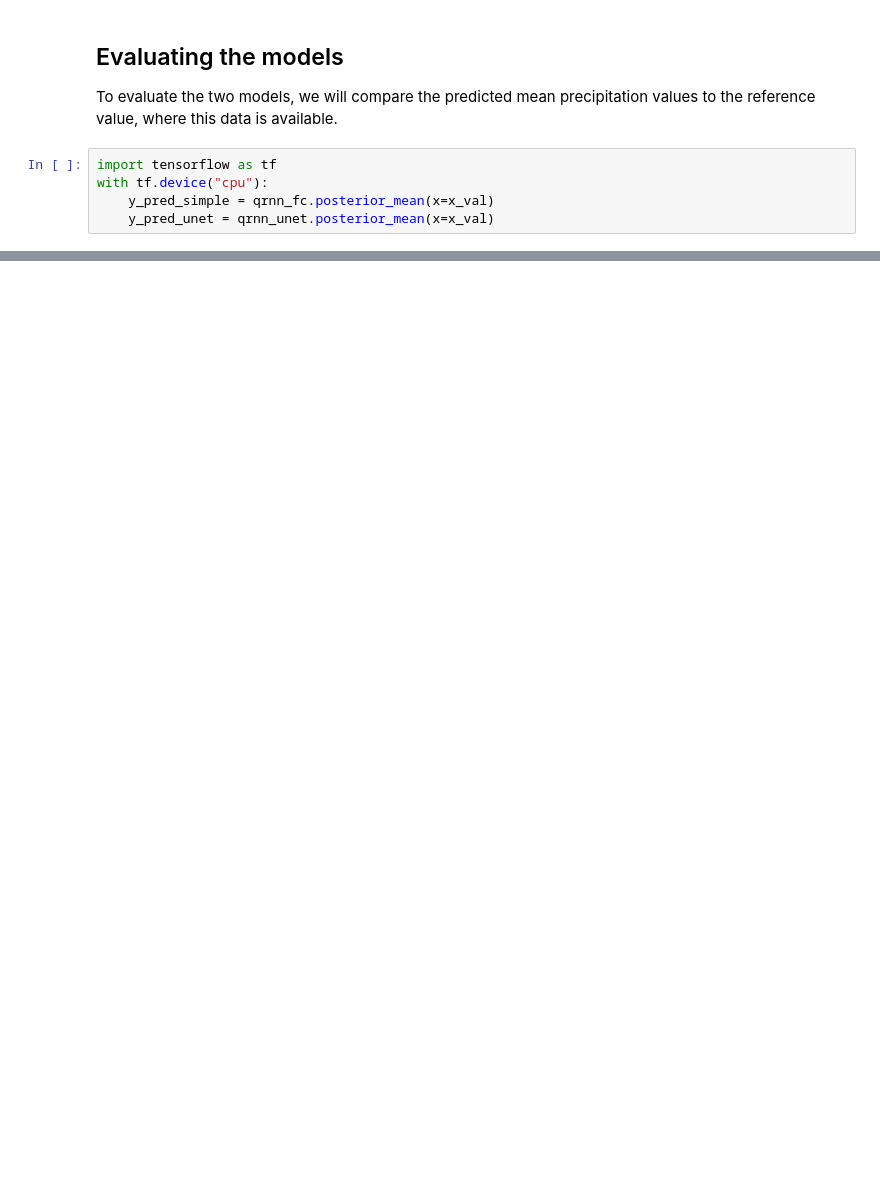
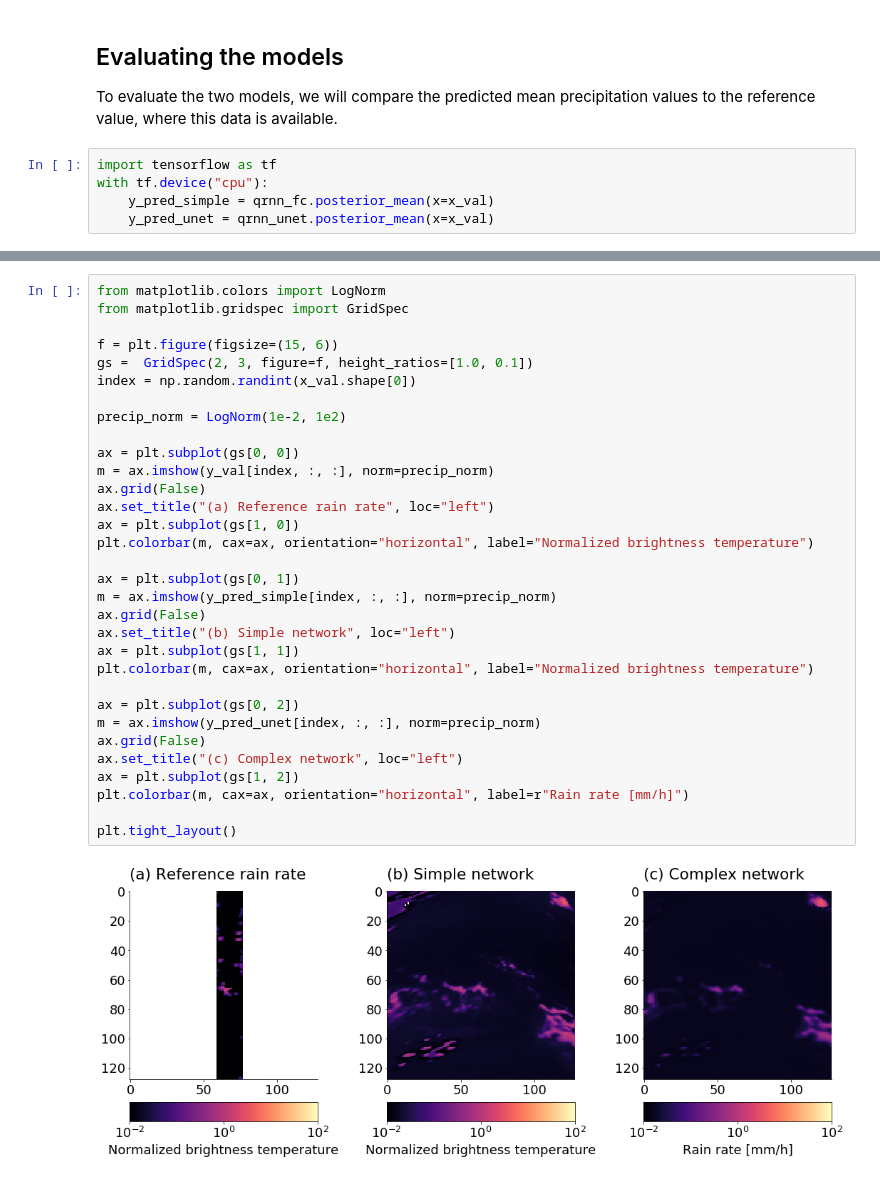
Before and after one commit to simonpf/quantnn, a Jupyter notebook: notebooks/convolutional_rain_rate_retrieval.ipynb, the cells around one changed output, grey strips where cells are left out. Drawn from its saved outputs; the diff is of its cells as text; blank space fills up the shorter version.

```diff
--- a/notebooks/convolutional_rain_rate_retrieval.ipynb
+++ b/notebooks/convolutional_rain_rate_retrieval.ipynb
@@ -225,0 +226,34 @@ plt.tight_layout()
+# %%
+from matplotlib.colors import LogNorm
+from matplotlib.gridspec import GridSpec
+
+f = plt.figure(figsize=(15, 6))
+gs =  GridSpec(2, 3, figure=f, height_ratios=[1.0, 0.1])
+index = np.random.randint(x_val.shape[0])
+
+precip_norm = LogNorm(1e-2, 1e2)
+
+ax = plt.subplot(gs[0, 0])
+m = ax.imshow(y_val[index, :, :], norm=precip_norm)
+ax.grid(False)
+ax.set_title("(a) Reference rain rate", loc="left")
+ax = plt.subplot(gs[1, 0])
+plt.colorbar(m, cax=ax, orientation="horizontal", label="Normalized brightness temperature")
+
+ax = plt.subplot(gs[0, 1])
+m = ax.imshow(y_pred_simple[index, :, :], norm=precip_norm)
+ax.grid(False)
+ax.set_title("(b) Simple network", loc="left")
+ax = plt.subplot(gs[1, 1])
+plt.colorbar(m, cax=ax, orientation="horizontal", label="Normalized brightness temperature")
+
+ax = plt.subplot(gs[0, 2])
+m = ax.imshow(y_pred_unet[index, :, :], norm=precip_norm)
+ax.grid(False)
+ax.set_title("(c) Complex network", loc="left")
+ax = plt.subplot(gs[1, 2])
+plt.colorbar(m, cax=ax, orientation="horizontal", label=r"Rain rate [mm/h]")
+
+plt.tight_layout()
+# %% [output]
+[figure, added]
```
Also changed, not shown: parts of 8 cells of this notebook, 4 other files.
